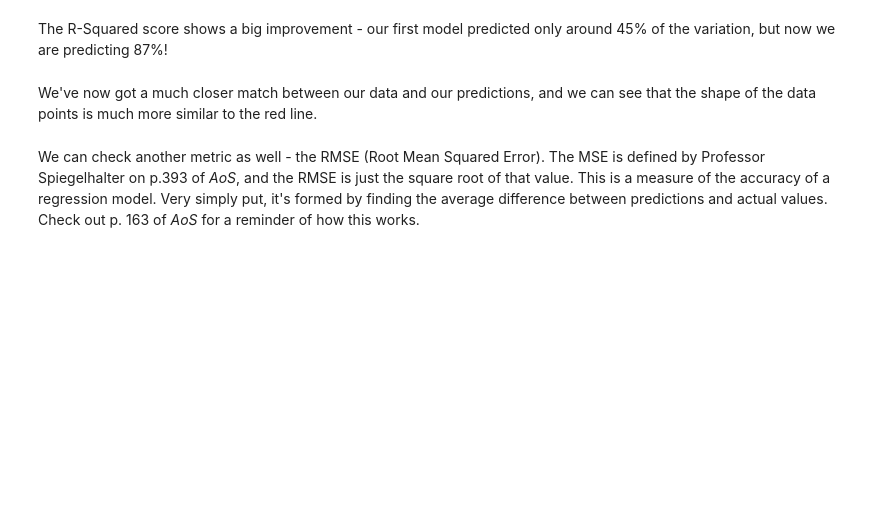
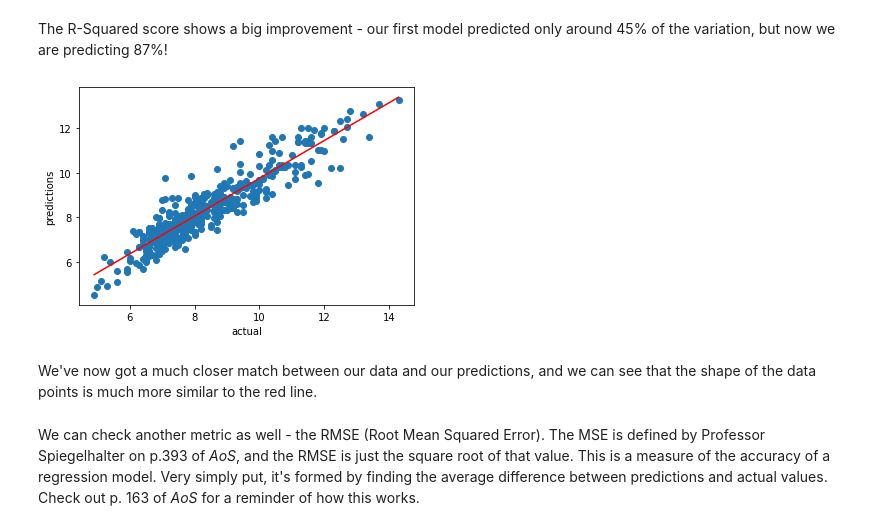
Before and after one commit to dmclark53/Springboard, a Jupyter notebook: Linear-Regression/Springboard Regression Case Study - the Red Wine Dataset - Tier 3.ipynb, the cells around one changed output. Cells and saved outputs as stored; diff of their text form; code cells hidden in the pictures; blank space fills up the shorter version.

Commit message:
Created final model with 8 total predictor variables.

```diff
--- a/Linear-Regression/Springboard Regression Case Study - the Red Wine Dataset - Tier 3.ipynb
+++ b/Linear-Regression/Springboard Regression Case Study - the Red Wine Dataset - Tier 3.ipynb
@@ -447,20 +443,20 @@ Remember, as Professor Spiegelhalter explains on p.132 of *AoS*, including more
 # Create test and train datasets
 # This is again very similar, but now we include more columns in the predictors
 # Include all columns from data in the explanatory variables X except fixed.acidity and quality (which was an integer)
-_ _ _
+X = red_wine.drop(columns=['fixed.acidity', 'quality'])
+y = red_wine['fixed.acidity']
 
 # Create constants for X, so the model knows its bounds
-_ _ _
-
+X = sm.add_constant(X)
 
 # Split the data
-_ _ _
+X_train, X_test, y_train, y_test = train_test_split(X, y, test_size=0.25)
 # %%
 # We can use almost identical code to create the third model, because it is the same algorithm, just different inputs
 # Create the model
-_ _ _
+model = sm.OLS(y_train, X_train)
 
 # Fit the model
-_ _ _
+results = model.fit()
 # %%
 # Evaluate the model
@@ -469,4 +496,4 @@ _ _ _
 The R-Squared score shows a big improvement - our first model predicted only around 45% of the variation, but now we are predicting 87%!
 # %%
 # Use our new model to make predictions
-_ _ _
+y_pred = results.predict(X_test)
@@ -483,3 +500,19 @@ _ _ _
+# %%
+# Plot the predictions
+# Build a scatterplot
+plt.scatter(x=y_test, y=y_pred)
+
+# Add a line for perfect correlation
+m, b = np.polyfit(y_test, y_pred, 1)
+x_values = np.array([y_test.values.min(), y_test.values.max()])
+plt.plot(x_values, m*x_values+b, c='red')
+
+# Label it nicely
+plt.xlabel('actual')
+plt.ylabel('predictions')
+plt.show()
+# %% [output]
+[figure, added]
 # %% [markdown]
 We've now got a much closer match between our data and our predictions, and we can see that the shape of the data points is much more similar to the red line.
 # %% [markdown]
```
Also changed, not shown: parts of 8 cells of this notebook.
